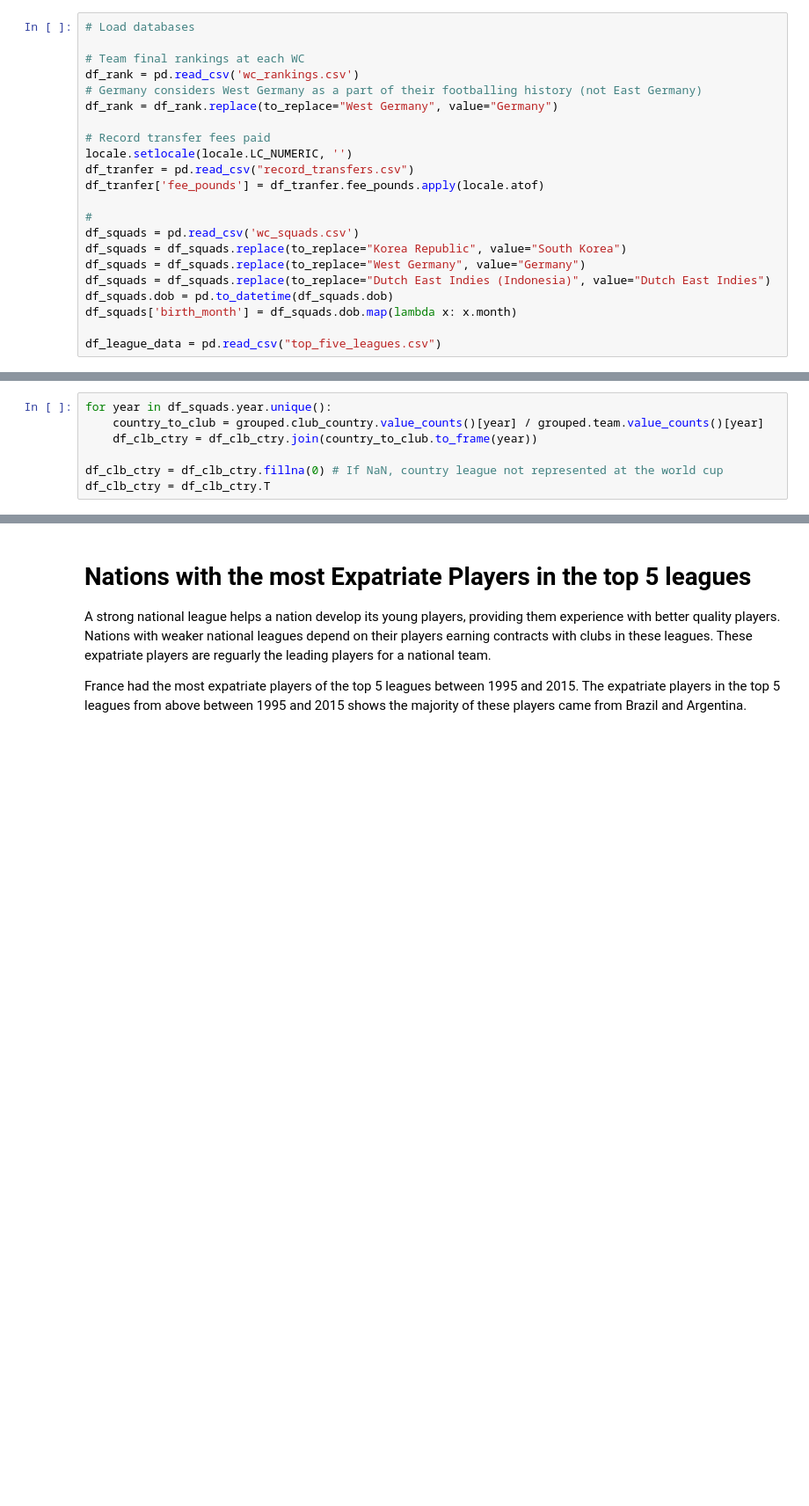
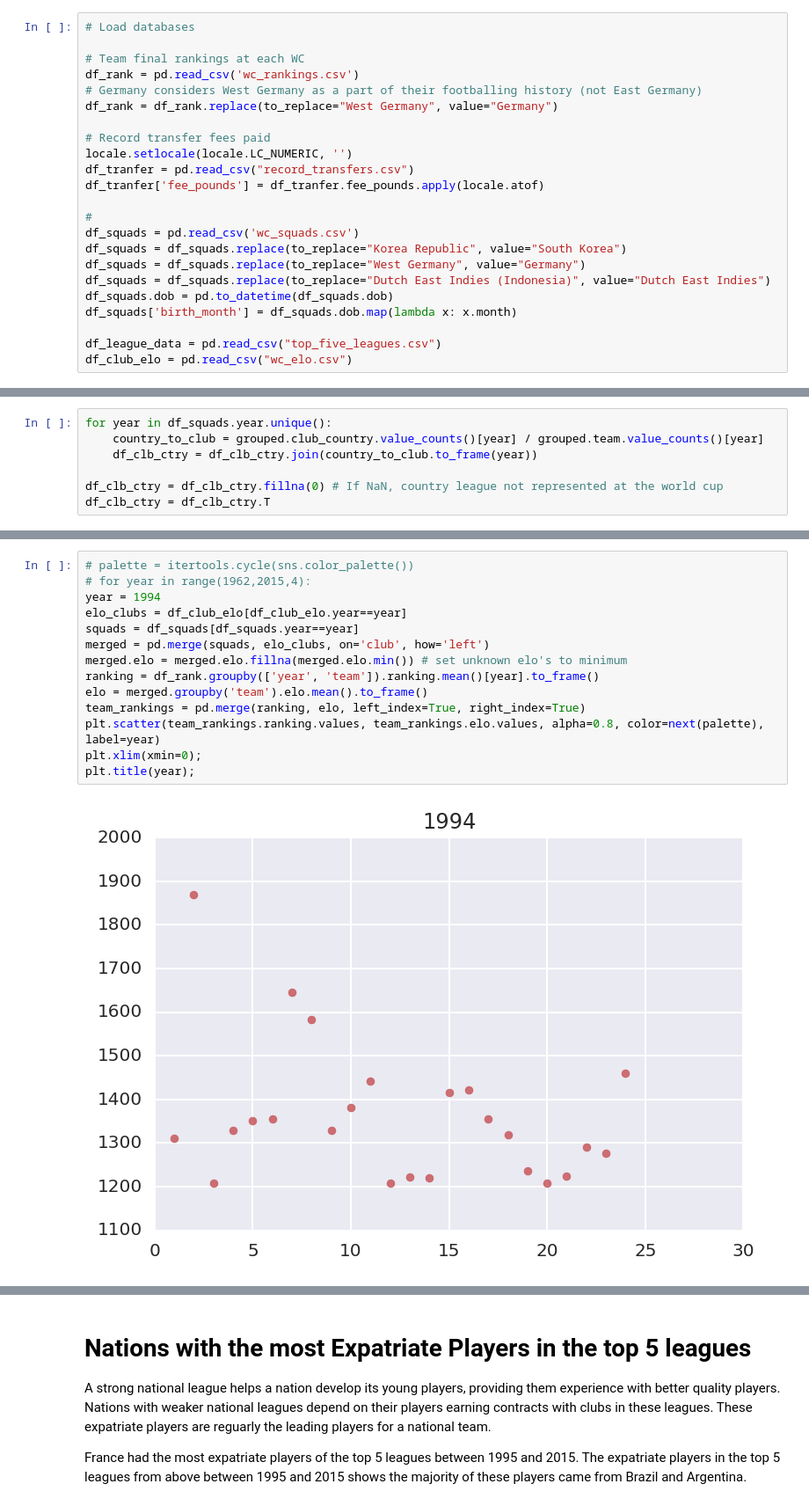
Before and after one commit to pierrelb/dataIncProj, a Jupyter notebook: soccerData.ipynb, the cells around one changed output, grey strips where cells are left out. Shown at 88% size. Saved outputs shown, nothing was run; the diff lists cells and outputs as text; blank space fills up the shorter version.

```diff
--- a/soccerData.ipynb
+++ b/soccerData.ipynb
@@ -32,6 +32,7 @@ df_squads.dob = pd.to_datetime(df_squads.dob)
 df_squads['birth_month'] = df_squads.dob.map(lambda x: x.month)
 
 df_league_data = pd.read_csv("top_five_leagues.csv")
+df_club_elo = pd.read_csv("wc_elo.csv")
 # %% [markdown]
 # Soccer investment
 World soccer has seen significant investment, particularly in recent years. The additional resources has affected the sport in unique ways. This project attemtps to investigate these effects, in particular the effect on the FIFA World Cup.
@@ -101,0 +105,16 @@ plt.legend();
+# %%
+# palette = itertools.cycle(sns.color_palette())
+# for year in range(1962,2015,4):
+year = 1994
+elo_clubs = df_club_elo[df_club_elo.year==year]
+squads = df_squads[df_squads.year==year]
+merged = pd.merge(squads, elo_clubs, on='club', how='left')
+merged.elo = merged.elo.fillna(merged.elo.min()) # set unknown elo's to minimum
+ranking = df_rank.groupby(['year', 'team']).ranking.mean()[year].to_frame()
+elo = merged.groupby('team').elo.mean().to_frame()
+team_rankings = pd.merge(ranking, elo, left_index=True, right_index=True)
+plt.scatter(team_rankings.ranking.values, team_rankings.elo.values, alpha=0.8, color=next(palette), label=year)
+plt.xlim(xmin=0);
+plt.title(year);
+# %% [output]
+[figure, added]
```
Also changed, not shown: parts of 9 cells of this notebook, 1 other file.
